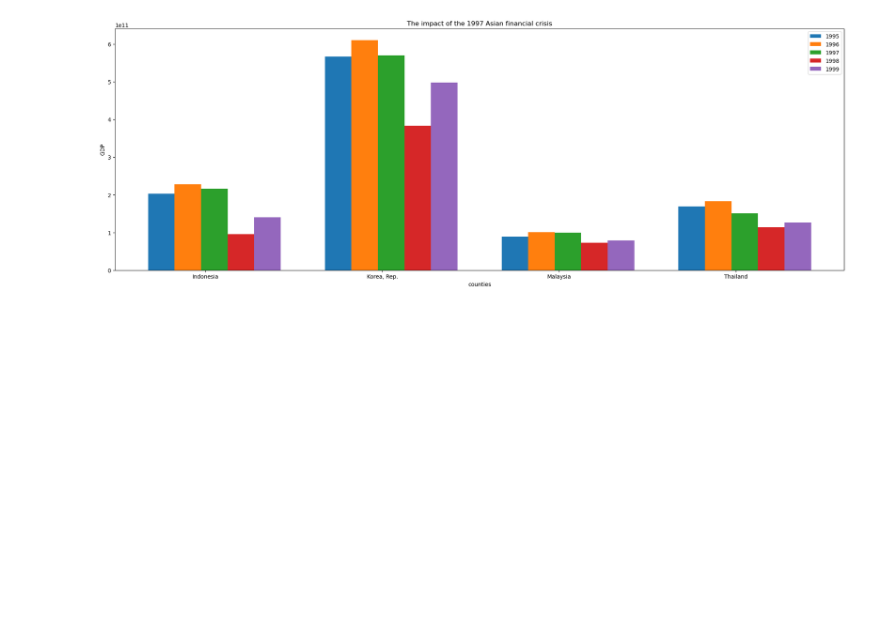
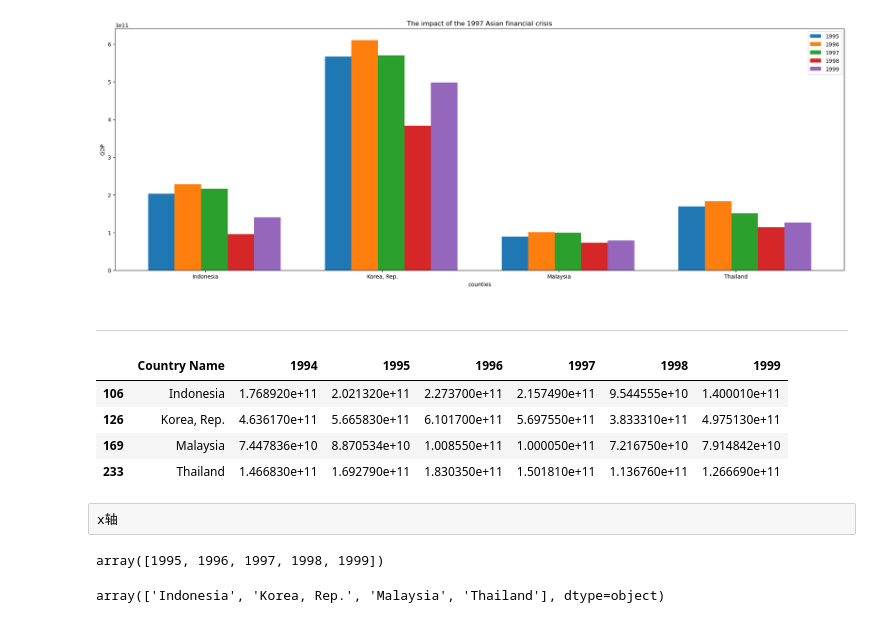
Before and after one commit to kclx/Explore-the-financial-events-behind-changes-in-global-GDP, a Jupyter notebook: notebooks/financial_crisis_1997.ipynb, the cells around one changed output. Cells and saved outputs as stored; diff of their text form; code cells hidden in the pictures; blank space fills up the shorter version.

```diff
--- a/notebooks/financial_crisis_1997.ipynb
+++ b/notebooks/financial_crisis_1997.ipynb
@@ -104,3 +102,23 @@ savefig('../output/test01.png',
 plt.show()
 # %% [output]
 [figure]
+# %% [markdown]
+<hr>
+# %%
+countries_GDP = pd.read_csv(
+    '/Volumes/KeQing/Documents/营口理工学院/大二下学期/其他/2023年6月/program/data/countries_GDP_world_bank/countries_GDP.csv').iloc[
+    [106, 126, 169, 233, ], [0, 36, 37, 38, 39, 40, 41]]
+# %%
+countries_GDP
+# %% [output]
+|  | Country Name | 1994 | 1995 | 1996 | 1997 | 1998 | 1999 |
+| 106 | Indonesia | 1.768920e+11 | 2.021320e+11 | 2.273700e+11 | 2.157490e+11 | 9.544555e+10 | 1.400010e+11 |
+| 126 | Korea, Rep. | 4.636170e+11 | 5.665830e+11 | 6.101700e+11 | 5.697550e+11 | 3.833310e+11 | 4.975130e+11 |
+| 169 | Malaysia | 7.447836e+10 | 8.870534e+10 | 1.008550e+11 | 1.000050e+11 | 7.216750e+10 | 7.914842e+10 |
+| 233 | Thailand | 1.466830e+11 | 1.692790e+11 | 1.830350e+11 | 1.501810e+11 | 1.136760e+11 | 1.266690e+11 |
+# %% [raw]
+x轴
+# %%
+x = np.array([i for i in range(1995, 2000)])
+# %% [output]
+array([1995, 1996, 1997, 1998, 1999])
@@ -106,0 +127,4 @@ plt.show()
+# %%
+label = np.array(countries_GDP.iloc[:, 0])
+# %% [output]
+array(['Indonesia', 'Korea, Rep.', 'Malaysia', 'Thailand'], dtype=object)
```
Also changed, not shown: parts of 16 cells of this notebook, 4 other files.
